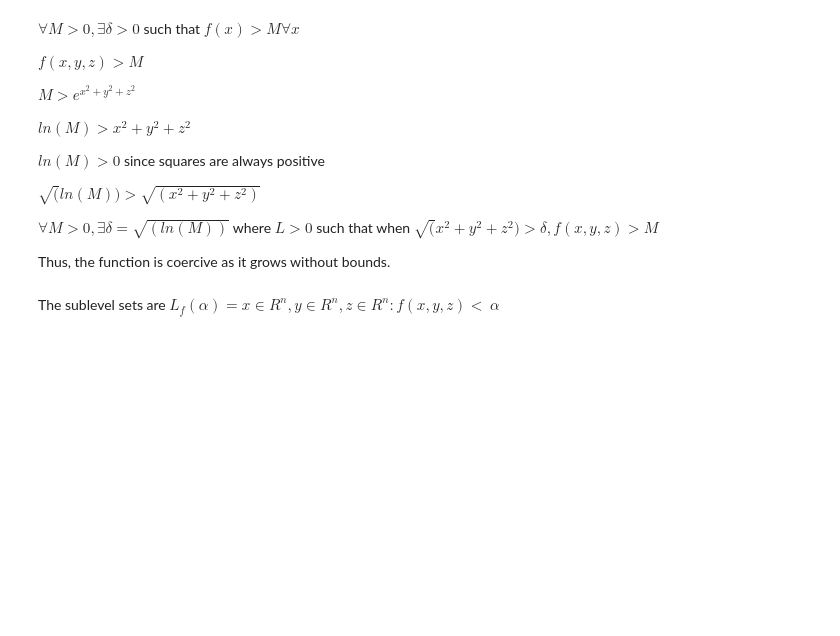
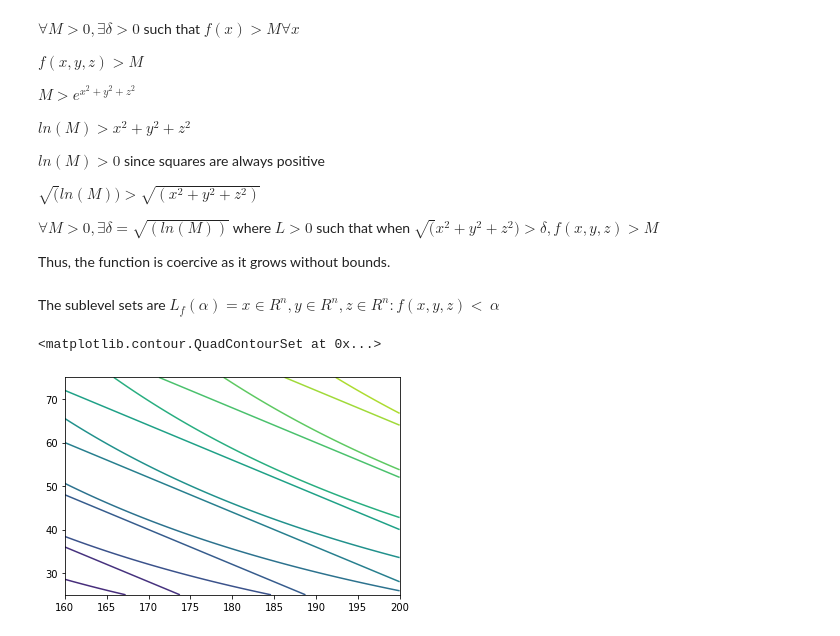
Before and after one commit to michlee1337/DataScience, a Jupyter notebook: Optimization/Level Sets.ipynb, the cells around one changed output. Drawn from its saved outputs; the diff is of its cells as text; code cells hidden in the pictures; blank space fills up the shorter version.

```diff
--- a/Optimization/Level Sets.ipynb
+++ b/Optimization/Level Sets.ipynb
@@ -160,3 +157,22 @@ Thus, the function is coercive as it grows without bounds.
 # %% [markdown]
 The sublevel sets are
 $L_f(\alpha) = {x\in R^n, y \in R^n, z \in R^n:f(x,y,z) <\ \alpha}$
+# %%
+def fL(x,y):
+    return(100*x**(3/4)*y**(1/4))
+
+def gL(x,y):
+    return(200*x+250*y-50000)
+x = np.linspace(150, 250, 100)
+y = np.linspace(25, 75, 100)
+
+X, Y = np.meshgrid(x, y)
+
+Z1 = fL(X, Y)
+Z2 = gL(X, Y)
+
+plt.contour(X, Y, Z1)
+plt.contour(X, Y, Z2)
+# %% [output]
+<matplotlib.contour.QuadContourSet at 0x...>
+[figure, added]
```
Also changed, not shown: parts of 2 cells of this notebook.
